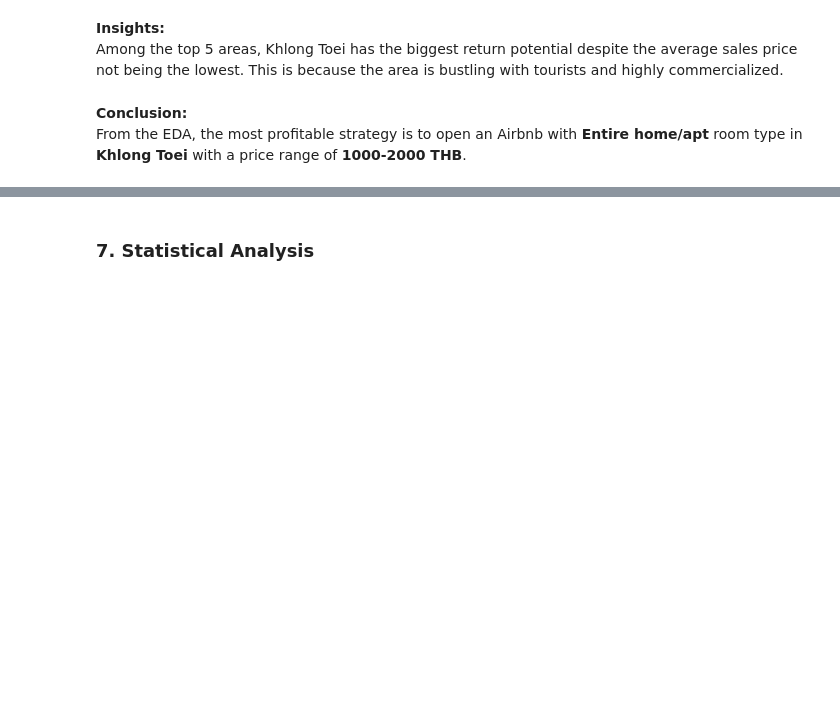
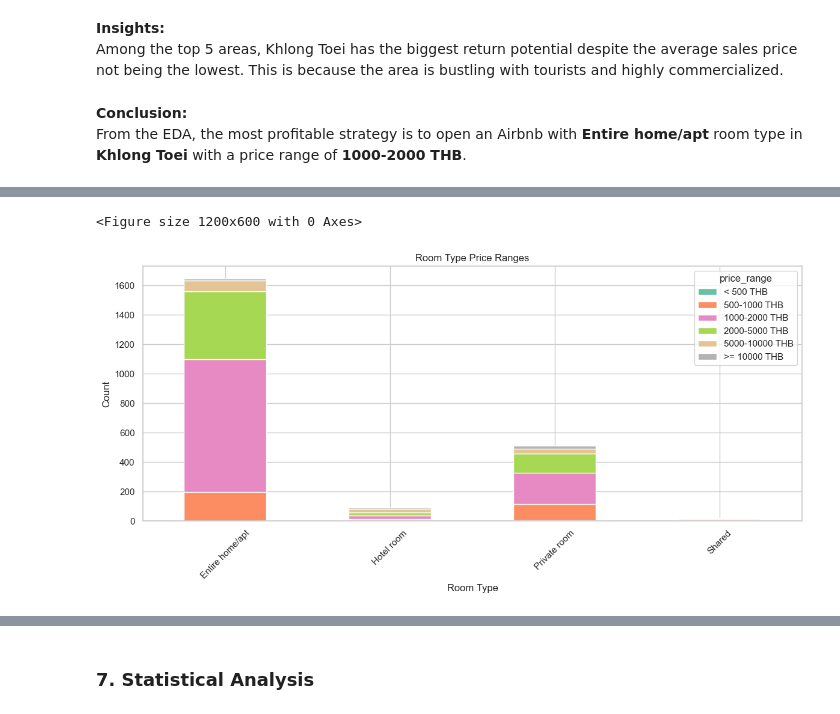
Before and after one commit to avotoast-zip/Bangkok-Airbnb-Listings-2023-Analysis, a Jupyter notebook: capstone2.ipynb, the cells around one changed output, grey strips where cells are left out. Cells and saved outputs as stored; diff of their text form; code cells hidden in the pictures; blank space fills up the shorter version.

```diff
--- a/capstone2.ipynb
+++ b/capstone2.ipynb
@@ -931,0 +822,4 @@ From the EDA, the most profitable strategy is to open an Airbnb with **Entire ho
+# %%
+# Grouping each room type into price ranges: Below 500, 500-1000, 1000-2000, 2000-5000, 5000-10000, and above 10000 in Khlong Toei
+room_type_price_ranges = df[df['neighbourhood']=='Khlong Toei'].groupby(['room_type', 'price_range']).size().unstack().fillna(0)
+room_type_price_ranges
@@ -931,0 +833,13 @@ From the EDA, the most profitable strategy is to open an Airbnb with **Entire ho
+# %%
+# Visualize the room type price ranges
+plt.figure(figsize=(12, 6))
+room_type_price_ranges.plot(kind='bar', stacked=True, figsize=(12, 6), colormap='Set2')
+plt.title('Room Type Price Ranges')
+plt.xlabel('Room Type')
+plt.ylabel('Count')
+plt.xticks(rotation=45)
+plt.tight_layout()
+plt.show()
+# %% [output]
+<Figure size 1200x600 with 0 Axes>
+[figure, added]
```
Also changed, not shown: parts of 110 cells of this notebook.
